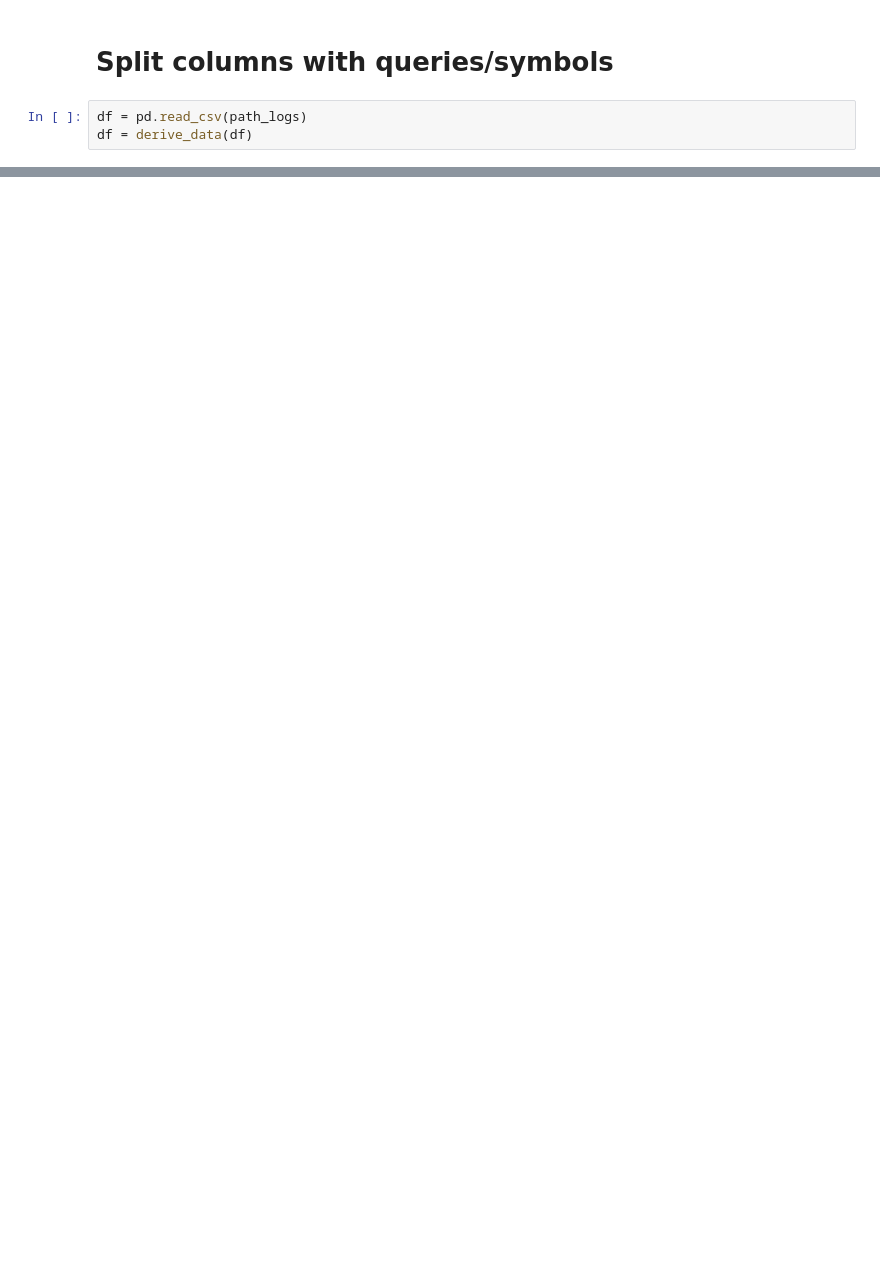
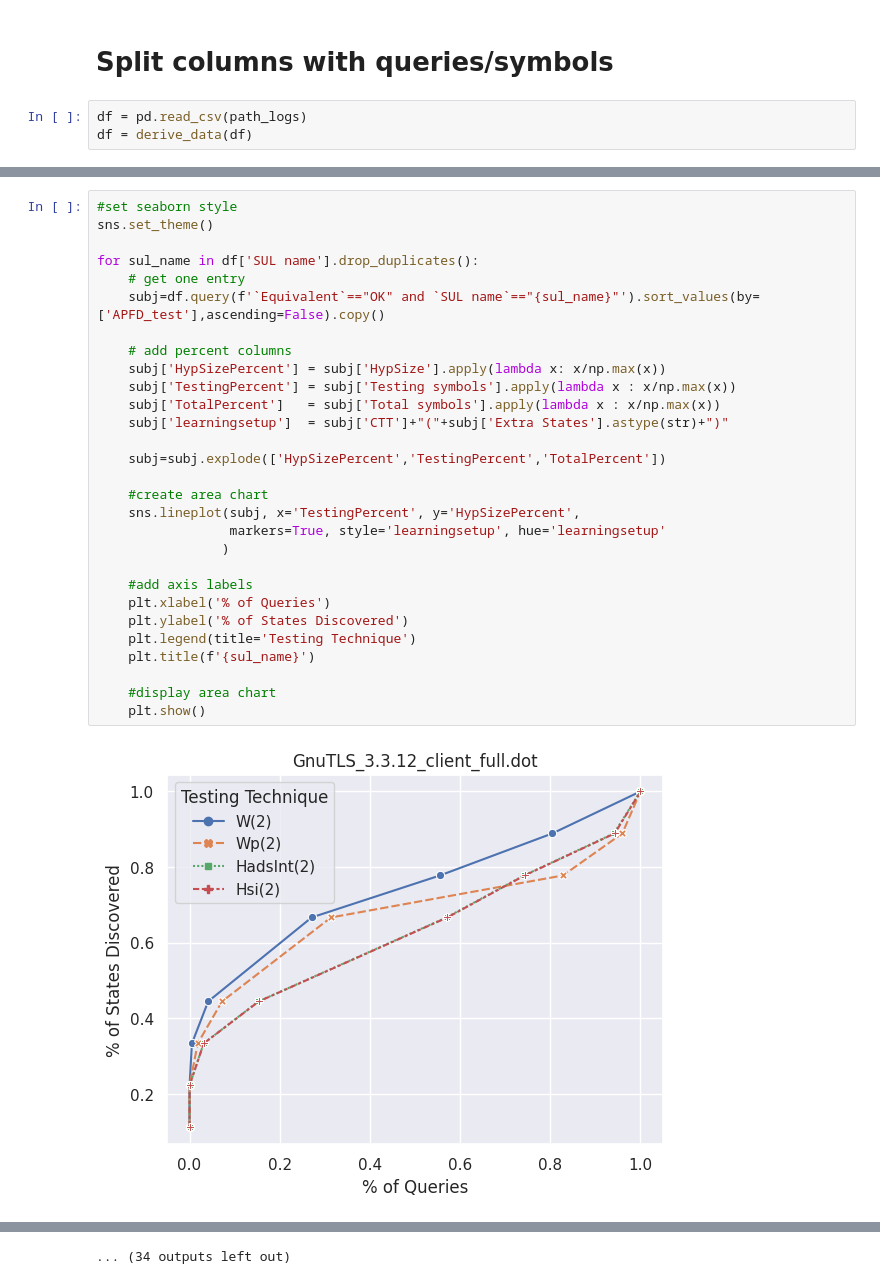
Before and after one commit to warfareonly/cttlearn, a Jupyter notebook: analysis/log_analysis.ipynb, the cells around one changed output, grey strips where cells are left out. Drawn from its saved outputs; the diff is of its cells as text; blank space fills up the shorter version.

```diff
--- a/analysis/log_analysis.ipynb
+++ b/analysis/log_analysis.ipynb
@@ -122,0 +100,31 @@ bitwise[sort_by]
+# %%
+#set seaborn style
+sns.set_theme()
+
+for sul_name in df['SUL name'].drop_duplicates():
+    # get one entry
+    subj=df.query(f'`Equivalent`=="OK" and `SUL name`=="{sul_name}"').sort_values(by=['APFD_test'],ascending=False).copy()
+
+    # add percent columns
+    subj['HypSizePercent'] = subj['HypSize'].apply(lambda x: x/np.max(x))
+    subj['TestingPercent'] = subj['Testing symbols'].apply(lambda x : x/np.max(x))
+    subj['TotalPercent']   = subj['Total symbols'].apply(lambda x : x/np.max(x))
+    subj['learningsetup']  = subj['CTT']+"("+subj['Extra States'].astype(str)+")"
+
+    subj=subj.explode(['HypSizePercent','TestingPercent','TotalPercent'])
+
+    #create area chart
+    sns.lineplot(subj, x='TestingPercent', y='HypSizePercent',
+                 markers=True, style='learningsetup', hue='learningsetup'
+                )
+
+    #add axis labels
+    plt.xlabel('% of Queries')
+    plt.ylabel('% of States Discovered')
+    plt.legend(title='Testing Technique')
+    plt.title(f'{sul_name}')
+
+    #display area chart
+    plt.show()
+# %% [output]
+[figure, added]
@@ -122,0 +142 @@ bitwise[sort_by]
+... (34 outputs left out)
```
Also changed, not shown: parts of 6 cells of this notebook.
